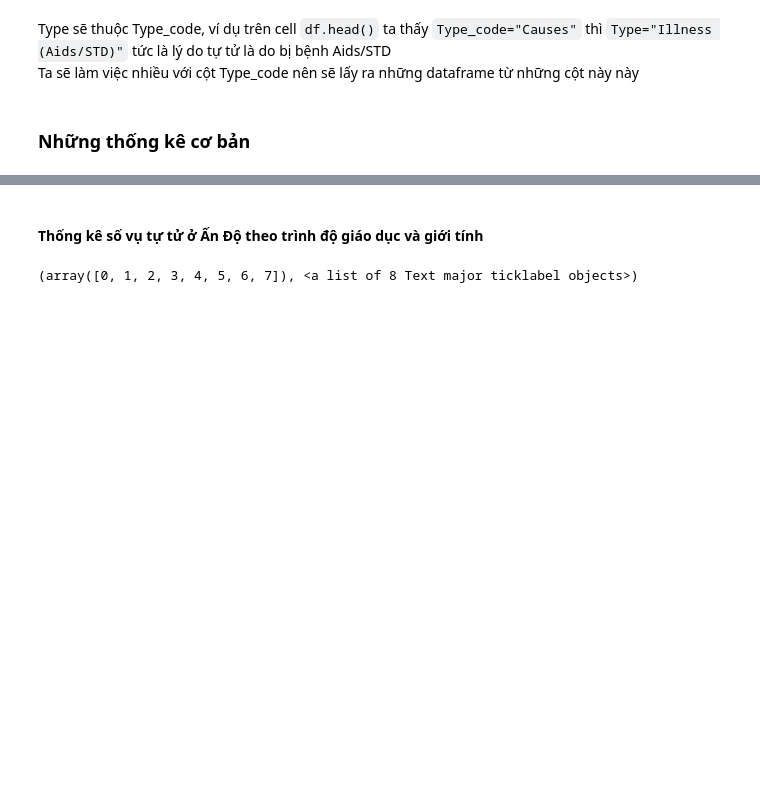
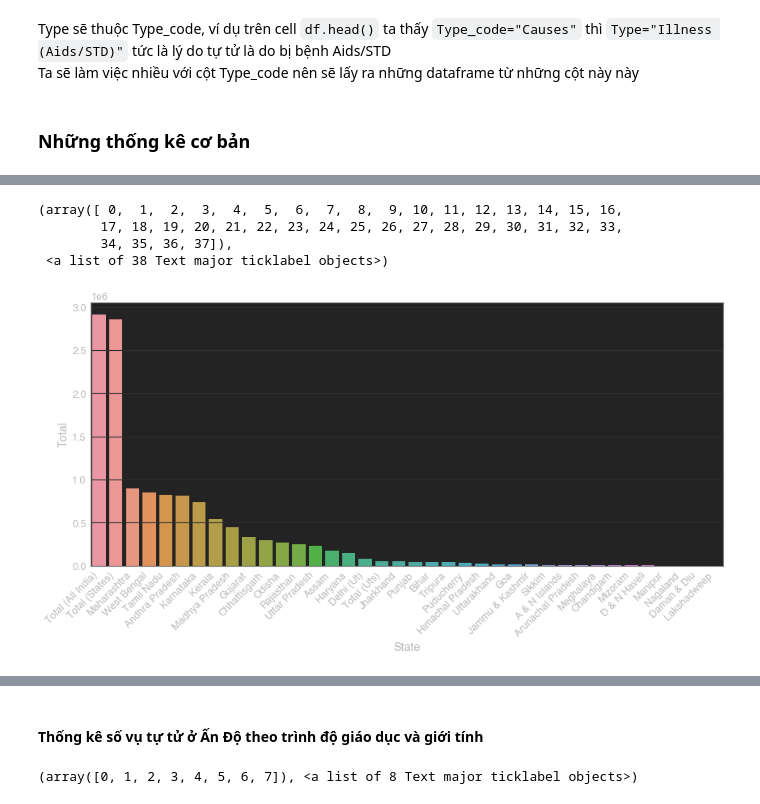
Before and after one commit to minhtamos/DataScienceFinalProject, a Jupyter notebook: 1712746-NguyenMinhTam.ipynb, the cells around one changed output, grey strips where cells are left out. Cells and saved outputs as stored; diff of their text form; code cells hidden in the pictures; blank space fills up the shorter version.

```diff
--- a/1712746-NguyenMinhTam.ipynb
+++ b/1712746-NguyenMinhTam.ipynb
@@ -107,0 +120,12 @@ socialDf = df[df['Type_code']=='Social_Status']
+# %%
+stateDf = df.groupby('State', as_index=False).sum().sort_values('Total',ascending=False)
+
+plt.figure(figsize=(14,6))
+sns.barplot(x='State',y='Total',data=stateDf)
+plt.xticks(rotation=45,ha='right') # tên hơi dài nên rotate 45 độ là chính giữa cột là đầu phải title
+# %% [output]
+(array([ 0,  1,  2,  3,  4,  5,  6,  7,  8,  9, 10, 11, 12, 13, 14, 15, 16,
+        17, 18, 19, 20, 21, 22, 23, 24, 25, 26, 27, 28, 29, 30, 31, 32, 33,
+        34, 35, 36, 37]),
+ <a list of 38 Text major ticklabel objects>)
+[figure, added]
```
Also changed, not shown: parts of 11 cells of this notebook.
